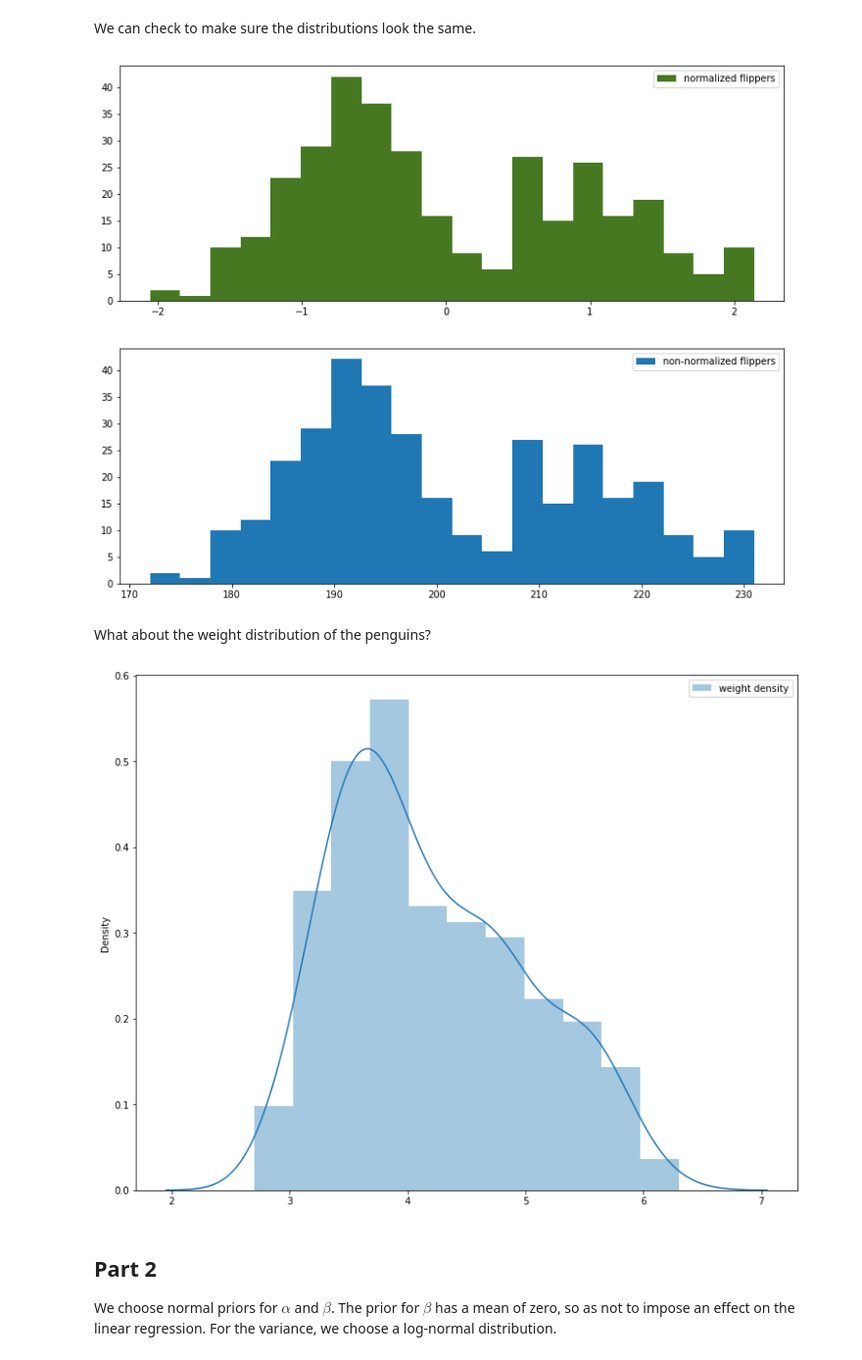
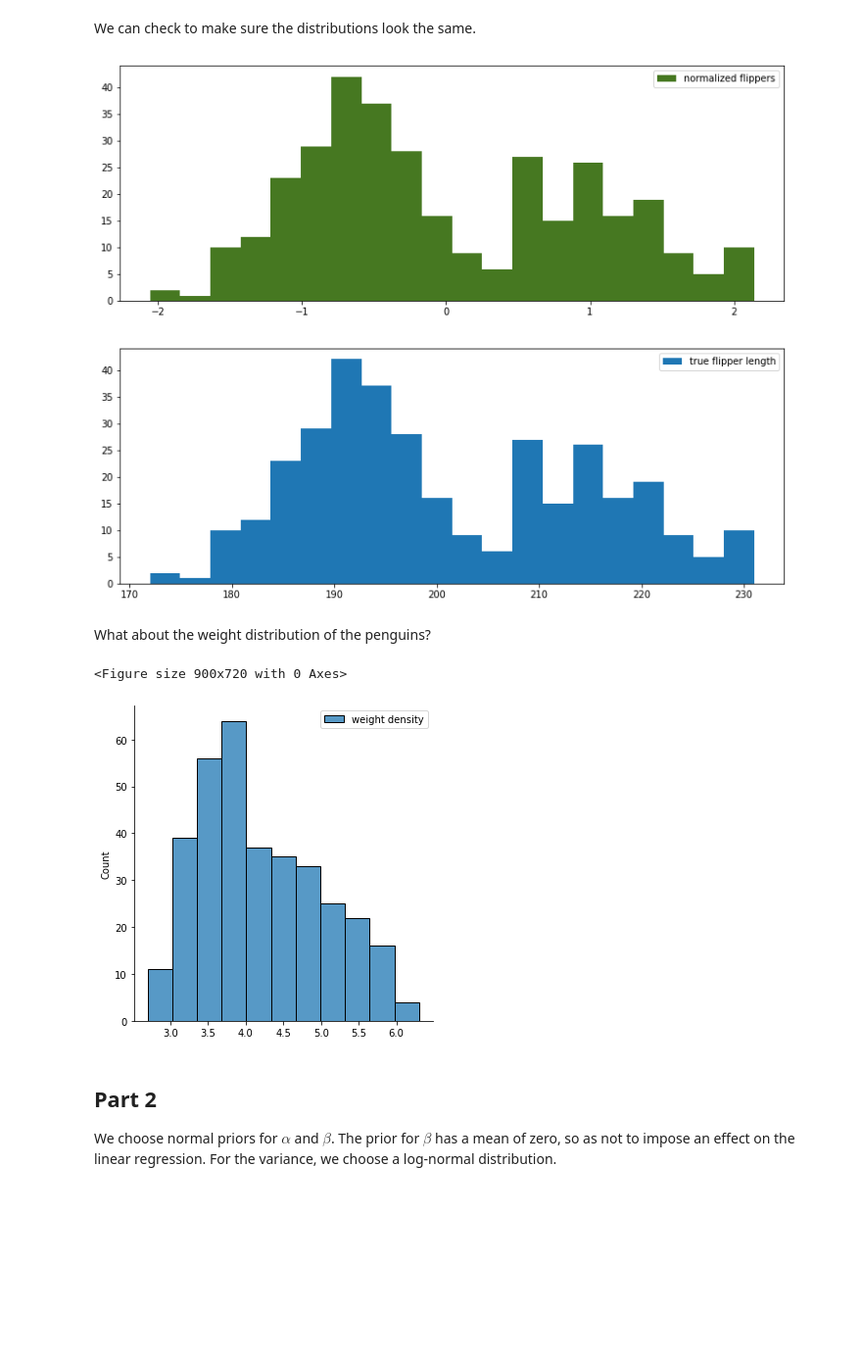
Before and after one commit to fhall18/bayes_ps2, a Jupyter notebook: Problem_3.ipynb, the cells around one changed output. Shown: that part at 98% size. Cells and saved outputs as stored; diff of their text form; code cells hidden in the pictures; blank space fills up the shorter version.

```diff
--- a/Problem_3.ipynb
+++ b/Problem_3.ipynb
@@ -48,21 +49,22 @@ ax = plt.subplot(211)
 plt.hist(penguin.flipper_length_norm.values, bins =20, label="normalized flippers",color="#467821")
 plt.legend(loc="upper right");
 ax = plt.subplot(212)
-plt.hist(penguin.flipper_length_mm.values,bins = 20,label="non-normalized flippers")
+plt.hist(penguin.flipper_length_mm.values,bins =20,label="true flipper length")
 plt.legend(loc="upper right");
 # %% [output]
-[figure, old version]
+[figure, new version]
 # %% [markdown]
 What about the weight distribution of the penguins?
 # %%
 # curious about weight distribution
 plt.figure(figsize=(12.5,10))
 # plt.hist(penguin.body_mass_kg.values,label="non-normalized",bins = 50)
-sns.distplot(penguin.body_mass_kg.values, label="weight density")
+sns.displot(penguin.body_mass_kg.values, label="weight density")
 plt.legend(loc="upper right")
 plt.show();
 # %% [output]
+<Figure size 900x720 with 0 Axes>
-[figure, old version]
+[figure, new version]
 # %% [markdown]
 ## Part 2
 
```
Also changed, not shown: parts of 13 cells of this notebook, 7 other files.
